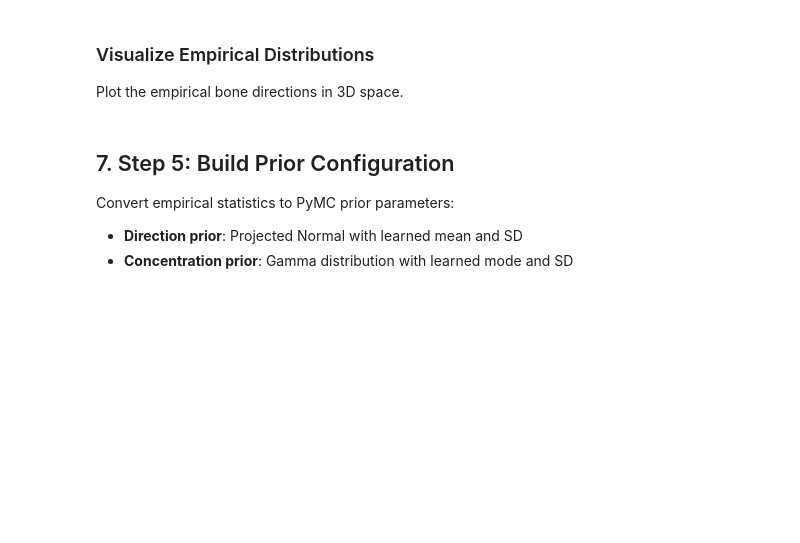
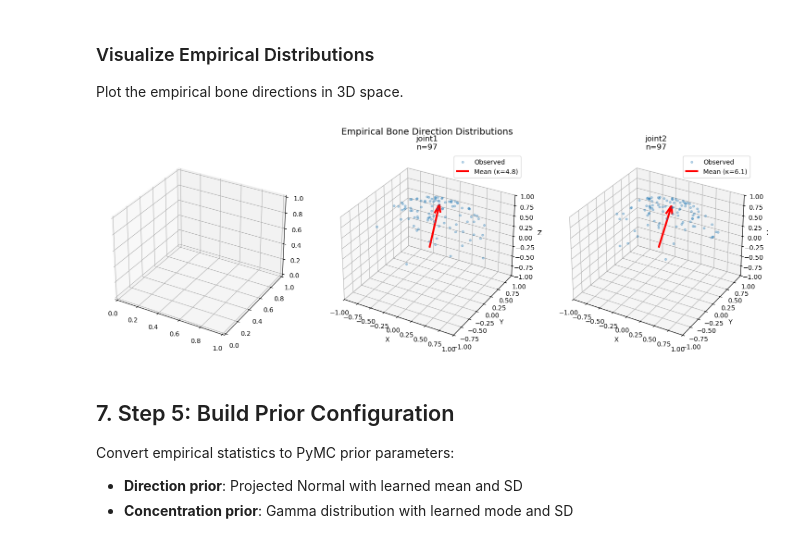
Before and after one commit to Motor-Learning-Lab/GIMBAL_Python, a Jupyter notebook: notebook/demo_v0_2_1_data_driven_priors.ipynb, the cells around one changed output. Drawn from its saved outputs; the diff is of its cells as text; code cells hidden in the pictures; blank space fills up the shorter version.

```diff
--- a/notebook/demo_v0_2_1_data_driven_priors.ipynb
+++ b/notebook/demo_v0_2_1_data_driven_priors.ipynb
@@ -319,10 +319,9 @@ cleaning_config = CleaningConfig(
 )
 
 print("Cleaning 2D keypoints...")
-y_cleaned_2d, stats_2d = clean_keypoints_2d(
+y_cleaned_2d, valid_frame_mask_2d, stats_2d = clean_keypoints_2d(
     y_observed_2d,
-    camera_proj,
-    DEMO_V0_1_SKELETON,
+    DEMO_V0_1_SKELETON.parents,
     cleaning_config,
 )
 
@@ -402,9 +539,9 @@ print(f"  Valid 3D points: {np.sum(~np.isnan(positions_3d[:, :, 0]))} / {positio
 Apply the same outlier detection to 3D positions to get clean data for statistics.
 # %%
 print("Cleaning 3D positions...")
-positions_3d_clean, use_for_stats, stats_3d = clean_keypoints_3d(
+positions_3d_clean, valid_frame_mask, use_for_stats, stats_3d = clean_keypoints_3d(
     positions_3d,
-    DEMO_V0_1_SKELETON,
+    DEMO_V0_1_SKELETON.parents,
     cleaning_config,
 )
 
@@ -564,6 +883,7 @@ These represent the empirical distribution of bone directions in the dataset.
 print("Computing directional statistics...")
 empirical_stats = compute_direction_statistics(
     positions_3d_clean,
+    DEMO_V0_1_SKELETON.parents,
     use_for_stats,
     DEMO_V0_1_SKELETON.joint_names,
     min_samples=10,  # Require at least 10 samples per joint
@@ -575,6 +895,5 @@ print(f"  Joints with valid statistics: {len(empirical_stats)} / {len(DEMO_V0_1_
 for joint_name, stats in empirical_stats.items():
     print(f"\n  {joint_name}:")
     print(f"    Samples: {stats['n_samples']}")
-    print(f"    Mean direction: [{stats['mu_mean'][0]:.2f}, {stats['mu_mean'][1]:.2f}, {stats['mu_mean'][2]:.2f}]")
-    print(f"    Concentration (kappa): {stats['kappa_mle']:.2f}")
-    print(f"    Resultant length: {stats['resultant_length']:.3f}")
+    print(f"    Mean direction: [{stats['mu'][0]:.2f}, {stats['mu'][1]:.2f}, {stats['mu'][2]:.2f}]")
+    print(f"    Concentration (kappa): {stats['kappa']:.2f}")
@@ -603,39 +940,43 @@ for idx, joint_name in enumerate(joint_names_to_plot, 1):
     if parent_idx >= 0:
         directions = []
         for t in range(T):
-            if use_for_stats[t]:
+            if use_for_stats[t, k] and use_for_stats[t, parent_idx]:
                 child_pos = positions_3d_clean[t, k, :]
                 parent_pos = positions_3d_clean[t, parent_idx, :]
                 if not np.any(np.isnan(child_pos)) and not np.any(np.isnan(parent_pos)):
                     bone_vec = child_pos - parent_pos
-                    direction = bone_vec / np.linalg.norm(bone_vec)
-                    directions.append(direction)
+                    bone_length = np.linalg.norm(bone_vec)
+                    if bone_length > 1e-6:
+                        direction = bone_vec / bone_length
+                        directions.append(direction)
 
         directions = np.array(directions)
 
         # Plot scatter of directions
         ax.scatter(directions[:, 0], directions[:, 1], directions[:, 2],
                   alpha=0.3, s=10, label='Observed')
 
         # Plot mean direction
-        mu = stats['mu_mean']
+        mu = stats['mu']
         ax.quiver(0, 0, 0, mu[0], mu[1], mu[2],
-                 color='red', arrow_length_ratio=0.2, linewidth=3, label=f'Mean (κ={stats["kappa_mle"]:.1f})')
+                 color='red', arrow_length_ratio=0.2, linewidth=3, label=f'Mean (κ={stats["kappa"]:.1f})')
 
         ax.set_xlabel('X')
         ax.set_ylabel('Y')
         ax.set_zlabel('Z')
         ax.set_title(f'{joint_name}\nn={stats["n_samples"]}')
         ax.legend()
 
         # Set equal aspect ratio
         ax.set_xlim([-1, 1])
         ax.set_ylim([-1, 1])
         ax.set_zlim([-1, 1])
 
 plt.suptitle('Empirical Bone Direction Distributions', fontsize=14)
 plt.tight_layout()
 plt.show()
+# %% [output]
+[figure, added]
 # %% [markdown]
 ## 7. Step 5: Build Prior Configuration
 
```
Also changed, not shown: parts of 51 cells of this notebook, 5 other files.
